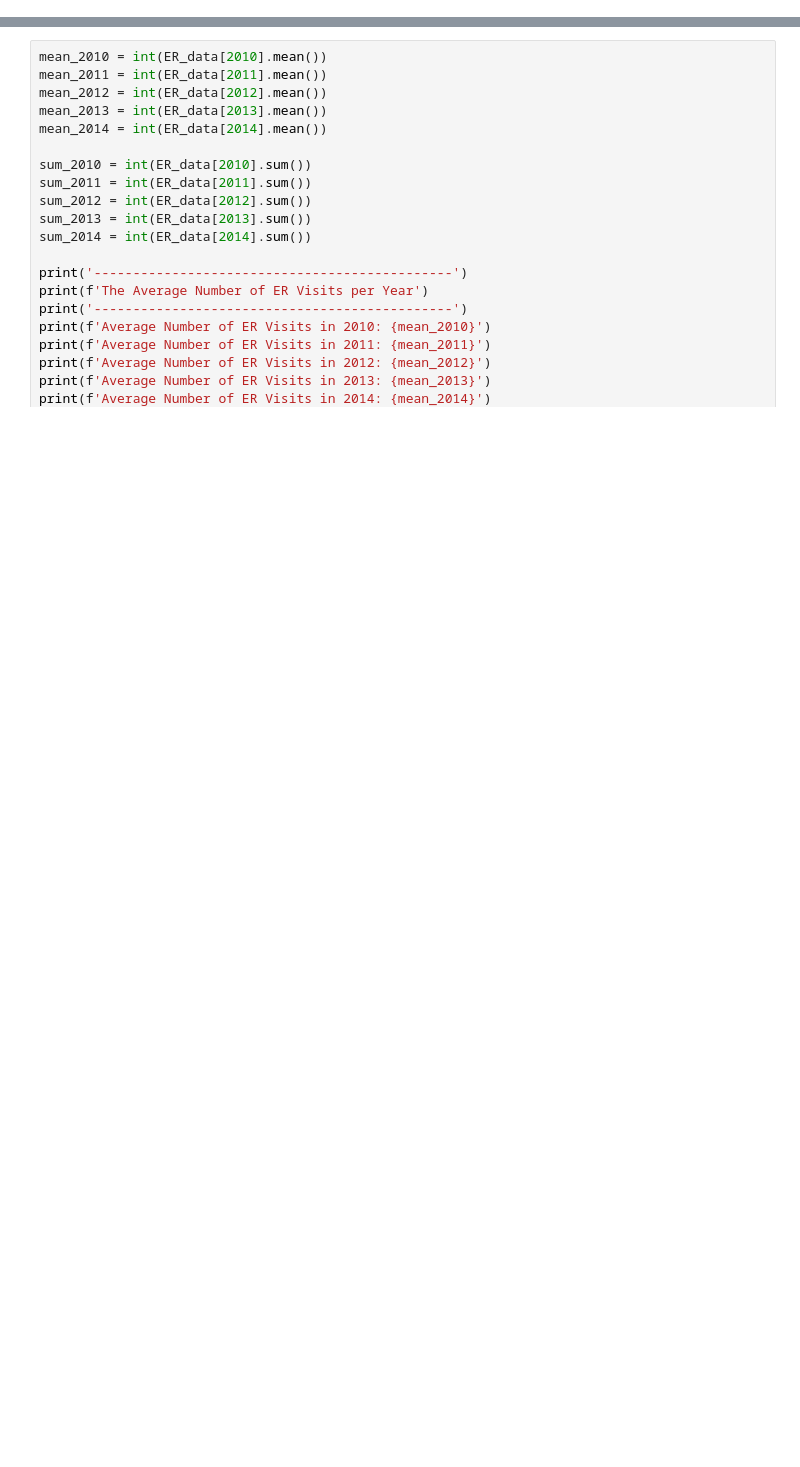
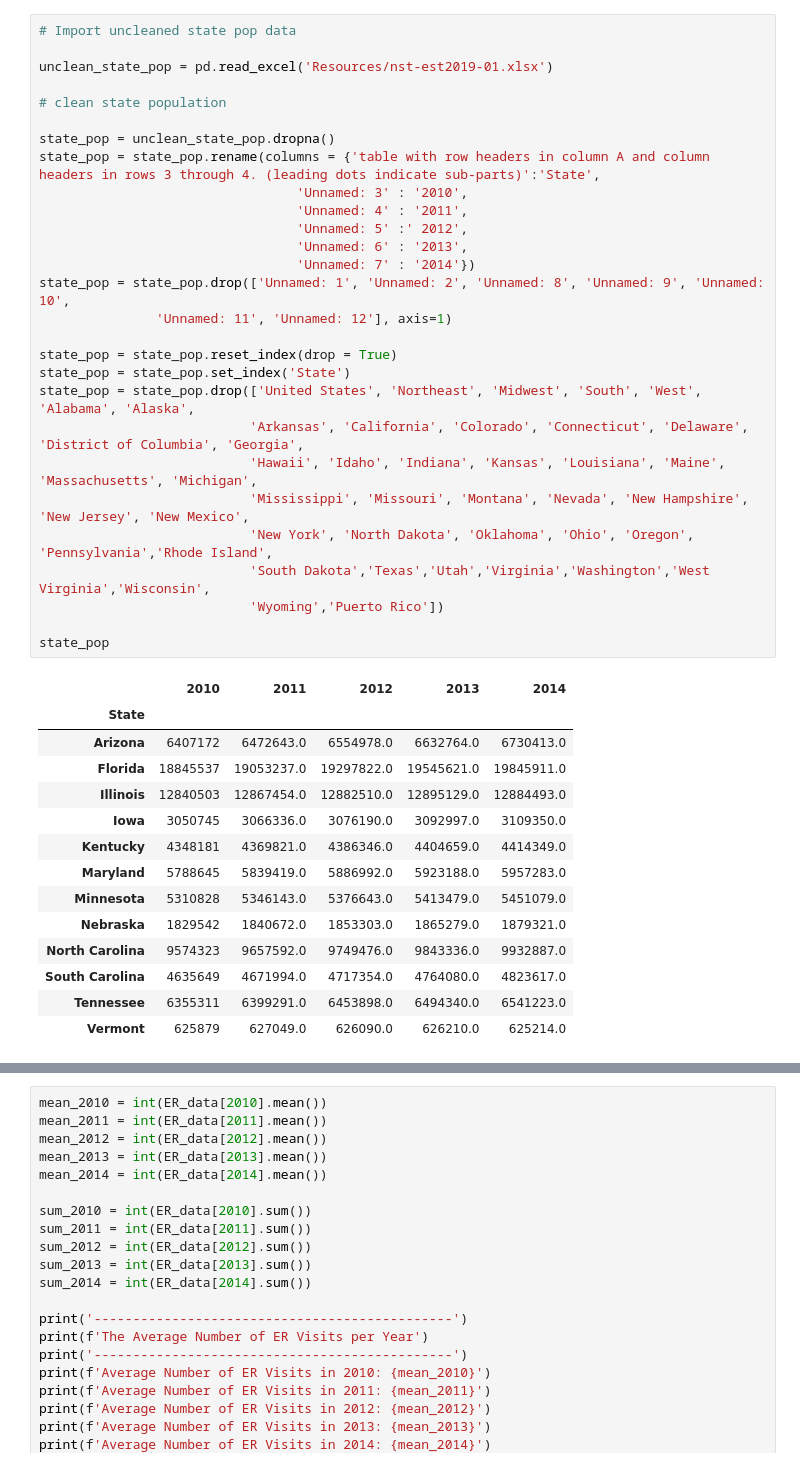
Before and after one commit to TJL30308/DREAM_Project, a Jupyter notebook: ER_Visits_Analysis.ipynb, the cells around one changed output, grey strips where cells are left out. Drawn from its saved outputs; the diff is of its cells as text; blank space fills up the shorter version.

```diff
--- a/ER_Visits_Analysis.ipynb
+++ b/ER_Visits_Analysis.ipynb
@@ -7,3 +9,46 @@ years_list = [2010, 2011, 2012, 2013, 2014]
 # from params import states_list, years_list
+# %%
+# Import uncleaned state pop data
+
+unclean_state_pop = pd.read_excel('Resources/nst-est2019-01.xlsx')
+
+# clean state population
+
+state_pop = unclean_state_pop.dropna()
+state_pop = state_pop.rename(columns = {'table with row headers in column A and column headers in rows 3 through 4. (leading dots indicate sub-parts)':'State',
+                                 'Unnamed: 3' : '2010',
+                                 'Unnamed: 4' : '2011',
+                                 'Unnamed: 5' :' 2012',
+                                 'Unnamed: 6' : '2013',
+                                 'Unnamed: 7' : '2014'})
+state_pop = state_pop.drop(['Unnamed: 1', 'Unnamed: 2', 'Unnamed: 8', 'Unnamed: 9', 'Unnamed: 10',
+               'Unnamed: 11', 'Unnamed: 12'], axis=1)
+
+state_pop = state_pop.reset_index(drop = True)
+state_pop = state_pop.set_index('State')
+state_pop = state_pop.drop(['United States', 'Northeast', 'Midwest', 'South', 'West', 'Alabama', 'Alaska',
+                           'Arkansas', 'California', 'Colorado', 'Connecticut', 'Delaware', 'District of Columbia', 'Georgia',
+                           'Hawaii', 'Idaho', 'Indiana', 'Kansas', 'Louisiana', 'Maine', 'Massachusetts', 'Michigan',
+                           'Mississippi', 'Missouri', 'Montana', 'Nevada', 'New Hampshire', 'New Jersey', 'New Mexico',
+                           'New York', 'North Dakota', 'Oklahoma', 'Ohio', 'Oregon', 'Pennsylvania','Rhode Island',
+                           'South Dakota','Texas','Utah','Virginia','Washington','West Virginia','Wisconsin',
+                           'Wyoming','Puerto Rico'])
+
+state_pop
+# %% [output]
+|  | 2010 | 2011 | 2012 | 2013 | 2014 |
+| State |  |  |  |  |  |
+| Arizona | 6407172 | 6472643.0 | 6554978.0 | 6632764.0 | 6730413.0 |
+| Florida | 18845537 | 19053237.0 | 19297822.0 | 19545621.0 | 19845911.0 |
+| Illinois | 12840503 | 12867454.0 | 12882510.0 | 12895129.0 | 12884493.0 |
+| Iowa | 3050745 | 3066336.0 | 3076190.0 | 3092997.0 | 3109350.0 |
+| Kentucky | 4348181 | 4369821.0 | 4386346.0 | 4404659.0 | 4414349.0 |
+| Maryland | 5788645 | 5839419.0 | 5886992.0 | 5923188.0 | 5957283.0 |
+| Minnesota | 5310828 | 5346143.0 | 5376643.0 | 5413479.0 | 5451079.0 |
+| Nebraska | 1829542 | 1840672.0 | 1853303.0 | 1865279.0 | 1879321.0 |
+| North Carolina | 9574323 | 9657592.0 | 9749476.0 | 9843336.0 | 9932887.0 |
+| South Carolina | 4635649 | 4671994.0 | 4717354.0 | 4764080.0 | 4823617.0 |
+| Tennessee | 6355311 | 6399291.0 | 6453898.0 | 6494340.0 | 6541223.0 |
+| Vermont | 625879 | 627049.0 | 626090.0 | 626210.0 | 625214.0 |
 # %%
 # import ER data from CSV file
```
Also changed, not shown: parts of 4 cells of this notebook, 2 other files.
